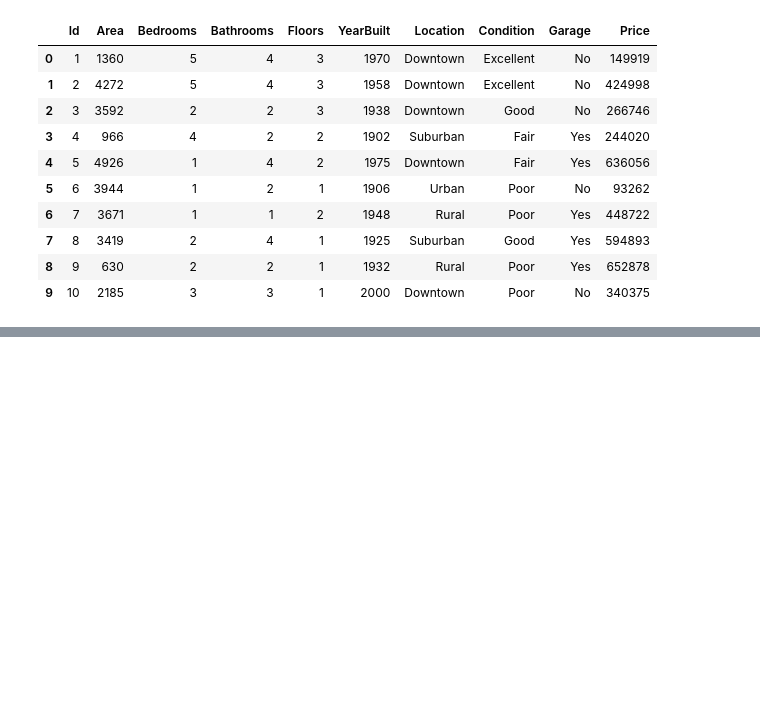
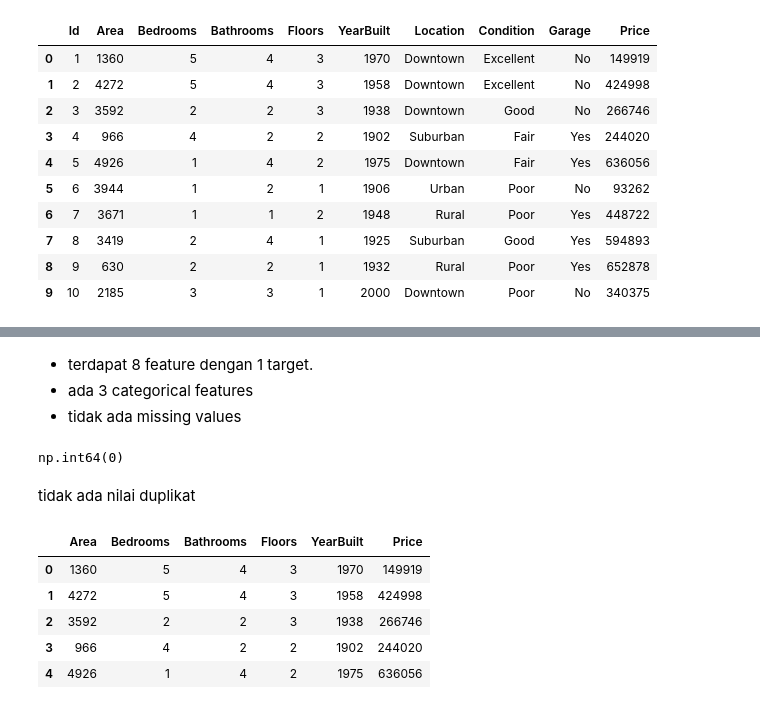
Before and after one commit to NurulAis/house-price, a Jupyter notebook: notebook.ipynb, the cells around one changed output, grey strips where cells are left out. Drawn from its saved outputs; the diff is of its cells as text; code cells hidden in the pictures; blank space fills up the shorter version.

```diff
--- a/notebook.ipynb
+++ b/notebook.ipynb
@@ -24,0 +47,10 @@ df.head(10)
+# %% [markdown]
+- terdapat 8 feature dengan 1 target.
+- ada 3 categorical features
+- tidak ada missing values
+# %%
+df.duplicated().sum()
+# %% [output]
+np.int64(0)
+# %% [markdown]
+tidak ada nilai duplikat
@@ -24,0 +65,9 @@ df.head(10)
+# %%
+num_features.head()
+# %% [output]
+|  | Area | Bedrooms | Bathrooms | Floors | YearBuilt | Price |
+| 0 | 1360 | 5 | 4 | 3 | 1970 | 149919 |
+| 1 | 4272 | 5 | 4 | 3 | 1958 | 424998 |
+| 2 | 3592 | 2 | 2 | 3 | 1938 | 266746 |
+| 3 | 966 | 4 | 2 | 2 | 1902 | 244020 |
+| 4 | 4926 | 1 | 4 | 2 | 1975 | 636056 |
```
Also changed, not shown: parts of 18 cells of this notebook.
